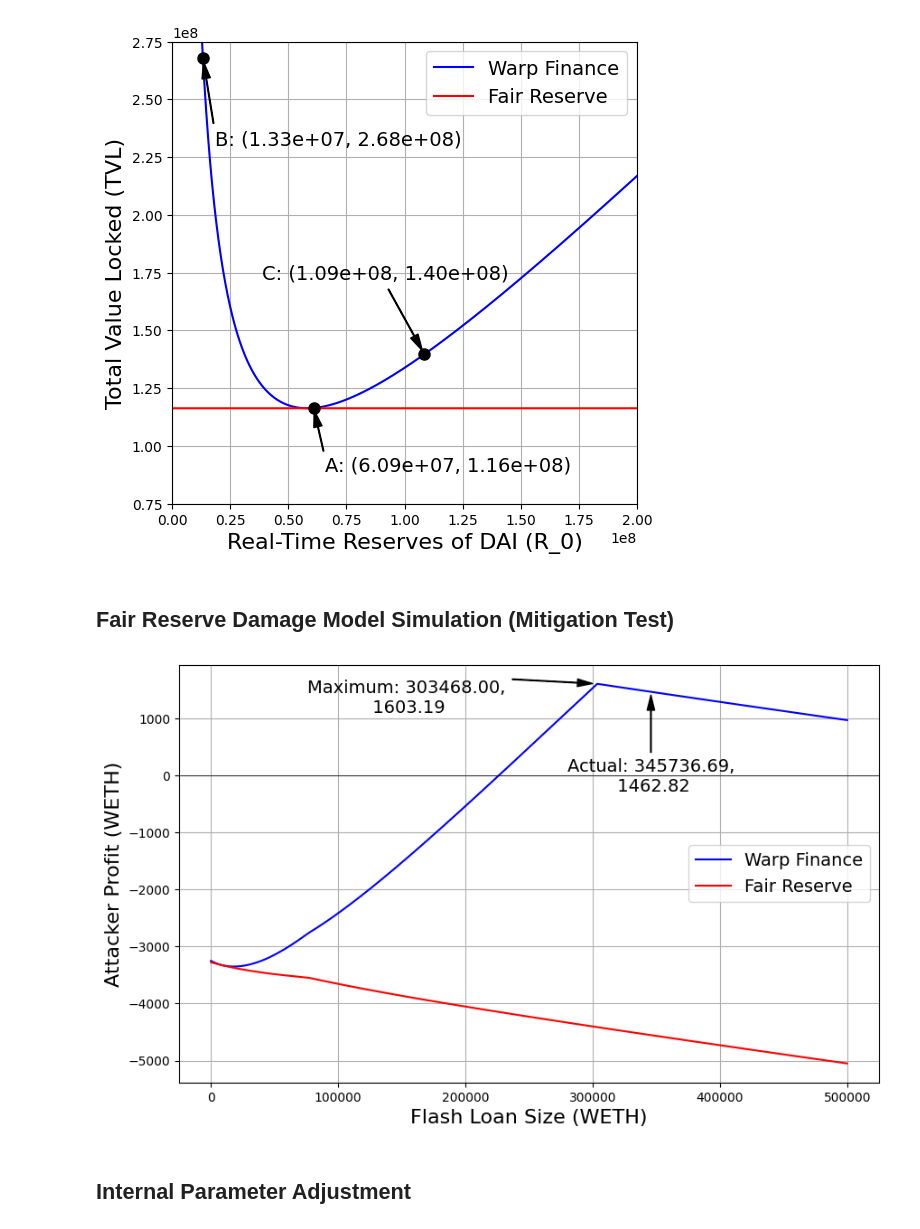
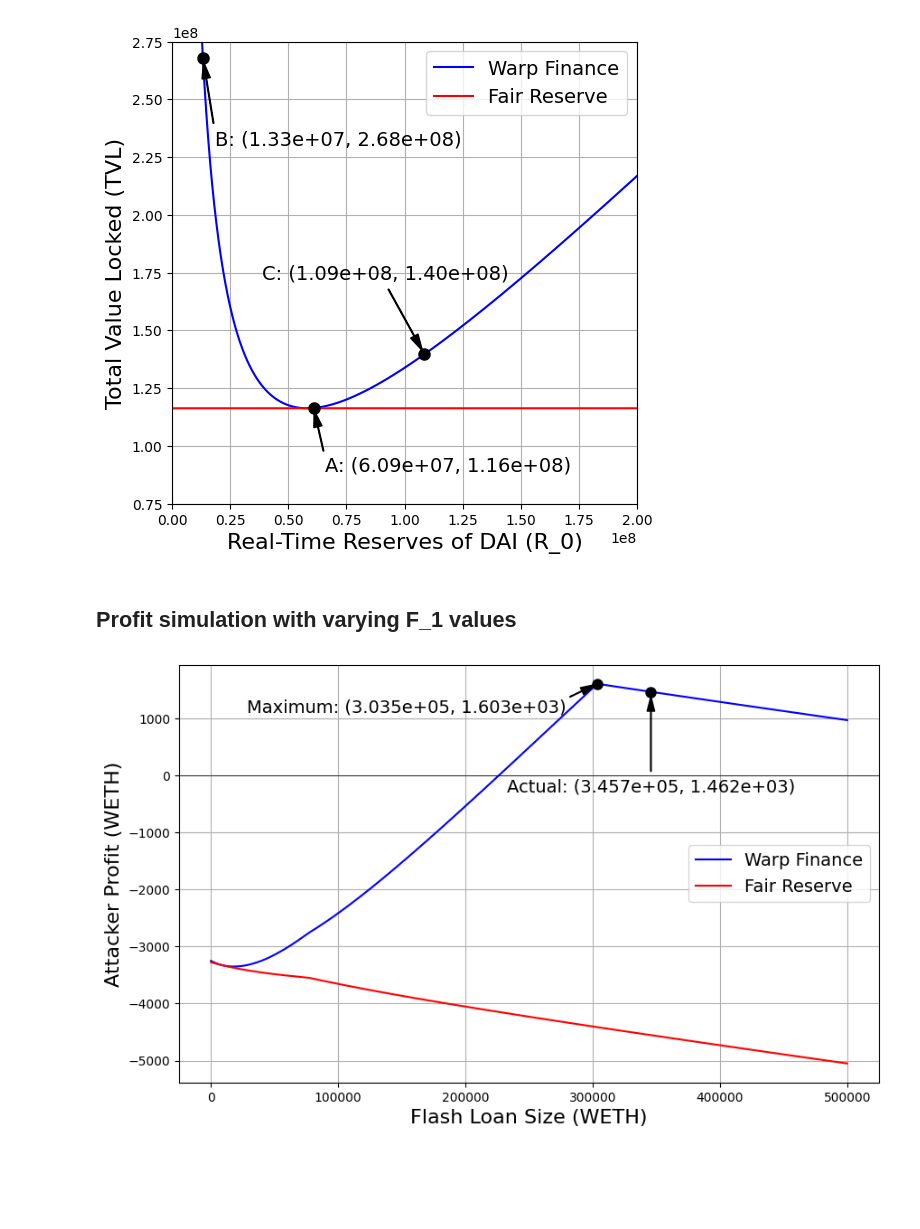
Before and after one commit to MJ-Peters/Flash-Loan-Attack-Analysis-Framework, a Jupyter notebook: Flash Loan Attack Analysis Framework.ipynb, the cells around one changed output. Saved outputs shown, nothing was run; the diff lists cells and outputs as text; code cells hidden in the pictures; blank space fills up the shorter version.

```diff
--- a/Flash Loan Attack Analysis Framework.ipynb
+++ b/Flash Loan Attack Analysis Framework.ipynb
@@ -172,6 +172,9 @@ s_0 = F_0
 
 # The quantity of WETH-DAI LP tokens before providing liquidity
 lp = 1887324.80  # The endpoint needed to do this is Etherscan PRO API only
+
+# Collateral Ratio
+C = 1.5
 
 # Time Weighted Average Price of DAI retrieved from the DAI-USDC Uniswap pool
 twap_0 = 1  # TODO: Use Uniswap TheGraph to find this
@@ -193,7 +196,7 @@ r_usdc = 70837678.781592 # Used Etherscan account balance checker (ETH) at block
 # %% [markdown]
 ### Defining the Damage Function
 # %%
-def damage_model(model, F_0, F_1, r_0, r_1, s_0, lp, twap_0, twap_1, V_dai, V_usdc, r_weth, r_usdc):
+def damage_model(model, F_0, F_1, r_0, r_1, s_0, lp, C, twap_0, twap_1, V_dai, V_usdc, r_weth, r_usdc):
     # The quantity of WETH provided to the WETH-DAI pool
     s_1 = (r_1 / r_0) * s_0
     #print(f"s_1 = {s_1}")
@@ -224,7 +227,7 @@ def damage_model(model, F_0, F_1, r_0, r_1, s_0, lp, twap_0, twap_1, V_dai, V_us
     #print(f"P_LP = {P_LP}")
 
     # The Warp finance borrowing limit when the LP token is used as collateral
-    B = (P_LP * D) / 1.5
+    B = (P_LP * D) / C
     #print(f"B = {B}")
 
     # The remaining WETH after supplying liquidity (s_1) that is then exchanged for DAI
@@ -252,7 +255,7 @@ def damage_model(model, F_0, F_1, r_0, r_1, s_0, lp, twap_0, twap_1, V_dai, V_us
     #print(f"P_LP_new = {P_LP_new}")
 
     # The new borrow limit on the Warp Finance protocol based on this new, apparent LP value
-    B_new = (P_LP_new * D) / 1.5
+    B_new = (P_LP_new * D) / C
     #print(f"B_new = {B_new}")
 
     # The amount of DAI borrowed using all LP tokens at this false value as collateral
@@ -390,7 +393,7 @@ VALID: The calculated value of pre-liquidation damage is within 0.01% of the tra
 
 VALID: The calculated value of post-liquidation damage is within 0.01% of the transaction data value, the difference between them is 0.010035977698862553
 # %%
-s_1, D, LP, R_0, R_1, P_LP, B, In_1, Out_0, R_0_new, R_1_new, P_LP_new, B_new, B_dai, B_usdc, In_0, Out_weth_us, Out_weth_ss, c, profit_warp, pre_dmg, post_dmg = damage_model("Warp Finance", F_0, F_1, r_0, r_1, s_0, lp, twap_0, twap_1, V_dai, V_usdc, r_weth, r_usdc)
+s_1, D, LP, R_0, R_1, P_LP, B, In_1, Out_0, R_0_new, R_1_new, P_LP_new, B_new, B_dai, B_usdc, In_0, Out_weth_us, Out_weth_ss, c, profit_warp, pre_dmg, post_dmg = damage_model("Warp Finance", F_0, F_1, r_0, r_1, s_0, lp, C, twap_0, twap_1, V_dai, V_usdc, r_weth, r_usdc)
 # %% [markdown]
 ### Total Value Locked Plot
 # %%
@@ -469,5 +472,3 @@ plt.legend(fontsize=14, loc="upper right")
 plt.show()
 # %% [output]
 [figure]
-# %% [markdown]
-## Fair Reserve Damage Model Simulation (Mitigation Test)
@@ -581,3 +475,5 @@ def damage_model(model, F_0, F_1, r_0, r_1, s_0, lp, twap_0, twap_1, V_dai, V_us
+# %% [markdown]
+## Profit simulation with varying F_1 values
 # %%
 # Define a range of F_1 values from 0 to 500,000
 F_1_values = range(0, 500000)
@@ -589,45 +485,45 @@ profit_values_fair = []
 # Loop through the F_1 values and calculate dmg for each value for both models
 for F_1_value in F_1_values:
     # Calculate dmg for "Warp Finance" model
-    s_1, D, LP, R_0, R_1, P_LP, B, In_1, Out_0, R_0_new, R_1_new, P_LP_new, B_new, B_dai, B_usdc, In_0, Out_weth_us, Out_weth_ss, c, profit_warp, pre_warp, post_warp = damage_model("Warp Finance", F_0, F_1_value, r_0, r_1, s_0, lp, twap_0, twap_1, V_dai, V_usdc, r_weth, r_usdc)
+    s_1, D, LP, R_0, R_1, P_LP, B, In_1, Out_0, R_0_new, R_1_new, P_LP_new, B_new, B_dai, B_usdc, In_0, Out_weth_us, Out_weth_ss, c, profit_warp, pre_warp, post_warp = damage_model("Warp Finance", F_0, F_1_value, r_0, r_1, s_0, lp, C, twap_0, twap_1, V_dai, V_usdc, r_weth, r_usdc)
     profit_values_warp.append(profit_warp)
 
     # Calculate dmg for "Fair Reserve" model
-    s_1, D, LP, R_0, R_1, P_LP, B, In_1, Out_0, R_0_new, R_1_new, P_LP_new, B_new, B_dai, B_usdc, In_0, Out_weth_us, Out_weth_ss, c, profit_fair, pre_fair, post_fair = damage_model("Fair Reserve", F_0, F_1_value, r_0, r_1, s_0, lp, twap_0, twap_1, V_dai, V_usdc, r_weth, r_usdc)
+    s_1, D, LP, R_0, R_1, P_LP, B, In_1, Out_0, R_0_new, R_1_new, P_LP_new, B_new, B_dai, B_usdc, In_0, Out_weth_us, Out_weth_ss, c, profit_fair, pre_fair, post_fair = damage_model("Fair Reserve", F_0, F_1_value, r_0, r_1, s_0, lp, C, twap_0, twap_1, V_dai, V_usdc, r_weth, r_usdc)
     profit_values_fair.append(profit_fair)
 
 # Plot the DMG vs F_1 continuous line plot for both models
 plt.figure(figsize=(10, 6))
 plt.plot(F_1_values, profit_values_warp, color="b", label="Warp Finance")
 plt.plot(F_1_values, profit_values_fair, color="r", label="Fair Reserve")
 plt.xlabel("Flash Loan Size (WETH)", fontsize=16)
 plt.ylabel("Attacker Profit (WETH)", fontsize=16)
 plt.legend(fontsize=14, loc="center right")
 
 # Add horizontal line at y = 0 to make the x-axis more distinct across 0
 plt.axhline(0, color="black", linewidth=0.5, linestyle="-")
 
 # Find the index of the maximum value in dmg_values_warp
 max_index_warp = profit_values_warp.index(max(profit_values_warp))
 
 # Annotate the maximum point below the line
-plt.annotate(f"Maximum: {F_1_values[max_index_warp]:.2f},\n {max(profit_values_warp):.2f}",
+plt.plot(F_1_values[max_index_warp], max(profit_values_warp), "ko", markersize=8)
+plt.annotate(f"Maximum: ({F_1_values[max_index_warp]:.3e}, {max(profit_values_warp):.3e})",
              xy=(F_1_values[max_index_warp], max(profit_values_warp)),
              xytext=(F_1_values[max_index_warp] - 150000, max(profit_values_warp) - 500),
              arrowprops=dict(facecolor="black", shrink=0.05, width=0.5, headwidth=6),
              fontsize=14,
              horizontalalignment="center")
 
-plt.annotate("Actual: 345736.69,\n 1462.82",
+plt.plot(345736.68538198655, 1462.819418141686758539, "ko", markersize=8)
+plt.annotate(f"Actual: (3.457e+05, 1.462e+03)",
              xy=(345736.68538198655, 1462.819418141686758539),
              xytext=(345736.68538198655, 1462.819418141686758539 - 1750),
              arrowprops=dict(facecolor="black", shrink=0.05, width=0.5, headwidth=6),
              fontsize=14,
              horizontalalignment="center")
 
 plt.grid()
 plt.show()
 # %% [output]
-[figure, old version]
+[figure, new version]
-# %% [markdown]
-## Internal Parameter Adjustment
```
Also changed, not shown: parts of 5 cells of this notebook.
